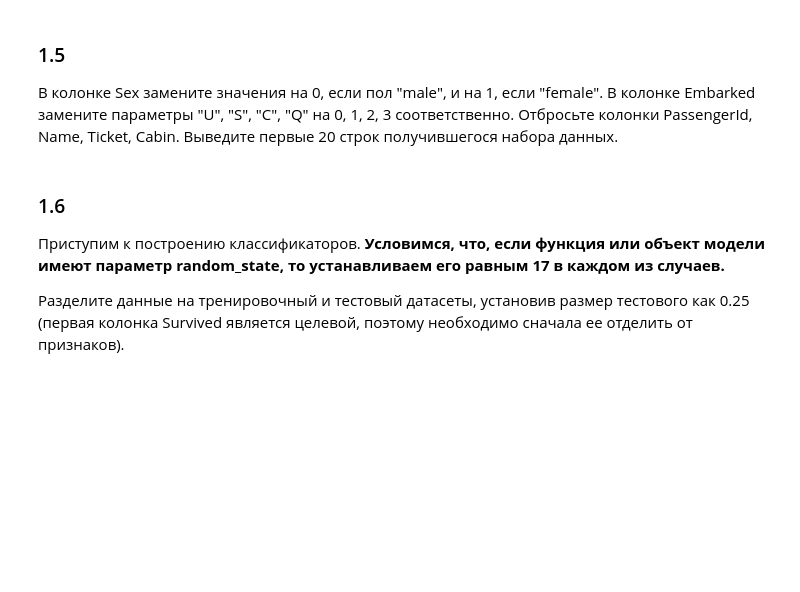
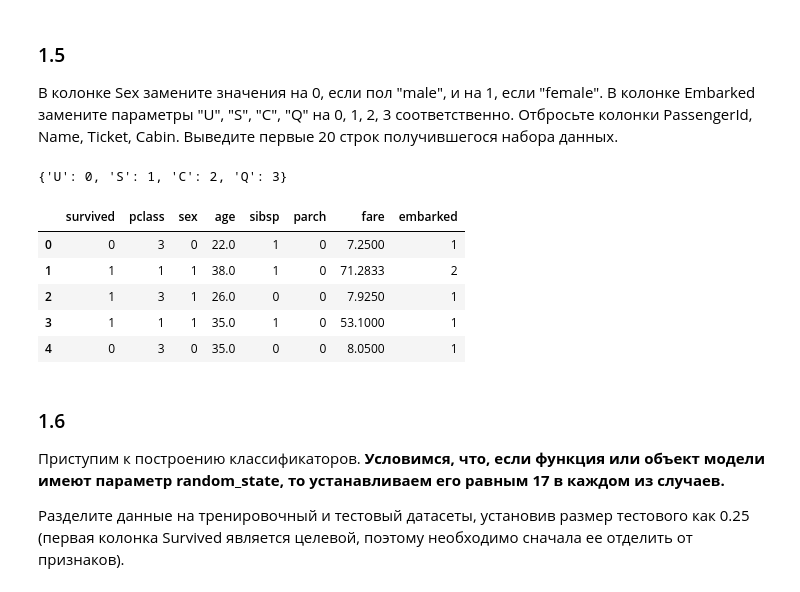
Before and after one commit to vegorovmsk/ml_beginner_level, a Jupyter notebook: 06_classification_2/homework_classification_2_les_1_part_1.ipynb, the cells around one changed output. Saved outputs shown, nothing was run; the diff lists cells and outputs as text; code cells hidden in the pictures; blank space fills up the shorter version.

```diff
--- a/06_classification_2/homework_classification_2_les_1_part_1.ipynb
+++ b/06_classification_2/homework_classification_2_les_1_part_1.ipynb
@@ -123,3 +158,22 @@ df.loc[[5, 19], ['PassengerId', 'Age']]
+# %%
+port_name = {x: y for x, y in zip(("U", "S", "C", "Q"), (0, 1, 2, 3))}
+port_name
+# %% [output]
+{'U': 0, 'S': 1, 'C': 2, 'Q': 3}
+# %%
+df['sex'] = df.sex.apply(lambda x: 0 if x == 'male' else 1)
+
+df['embarked'] = df.embarked.apply(lambda x: port_name[x])
+
+df = df.drop(columns=['passengerid', 'name', 'ticket', 'cabin'])
+df.head()
+# %% [output]
+|  | survived | pclass | sex | age | sibsp | parch | fare | embarked |
+| 0 | 0 | 3 | 0 | 22.0 | 1 | 0 | 7.2500 | 1 |
+| 1 | 1 | 1 | 1 | 38.0 | 1 | 0 | 71.2833 | 2 |
+| 2 | 1 | 3 | 1 | 26.0 | 0 | 0 | 7.9250 | 1 |
+| 3 | 1 | 1 | 1 | 35.0 | 1 | 0 | 53.1000 | 1 |
+| 4 | 0 | 3 | 0 | 35.0 | 0 | 0 | 8.0500 | 1 |
 # %% [markdown]
 ### 1.6
 Приступим к построению классификаторов. **Условимся, что, если функция или объект модели имеют параметр random_state, то устанавливаем его равным 17 в каждом из случаев.**
```
Also changed, not shown: parts of 15 cells of this notebook.
